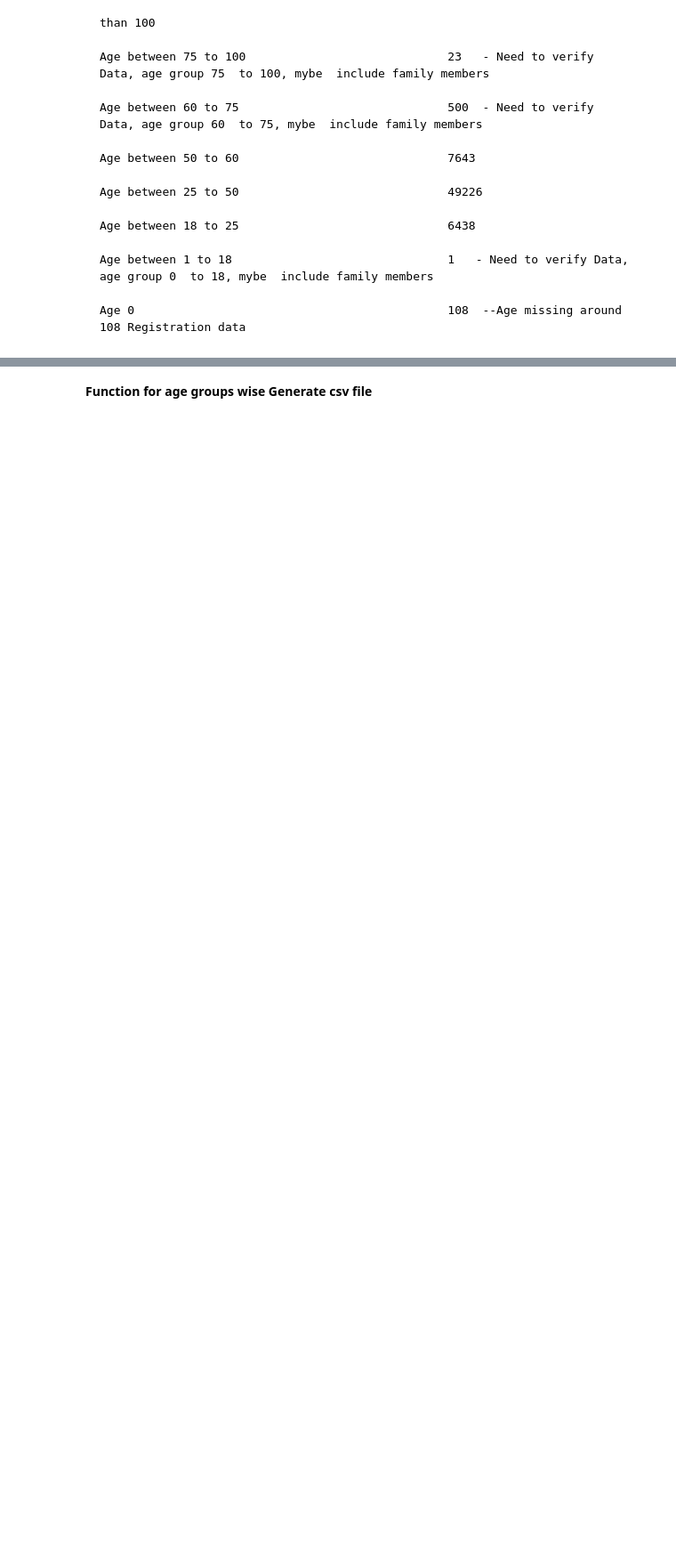
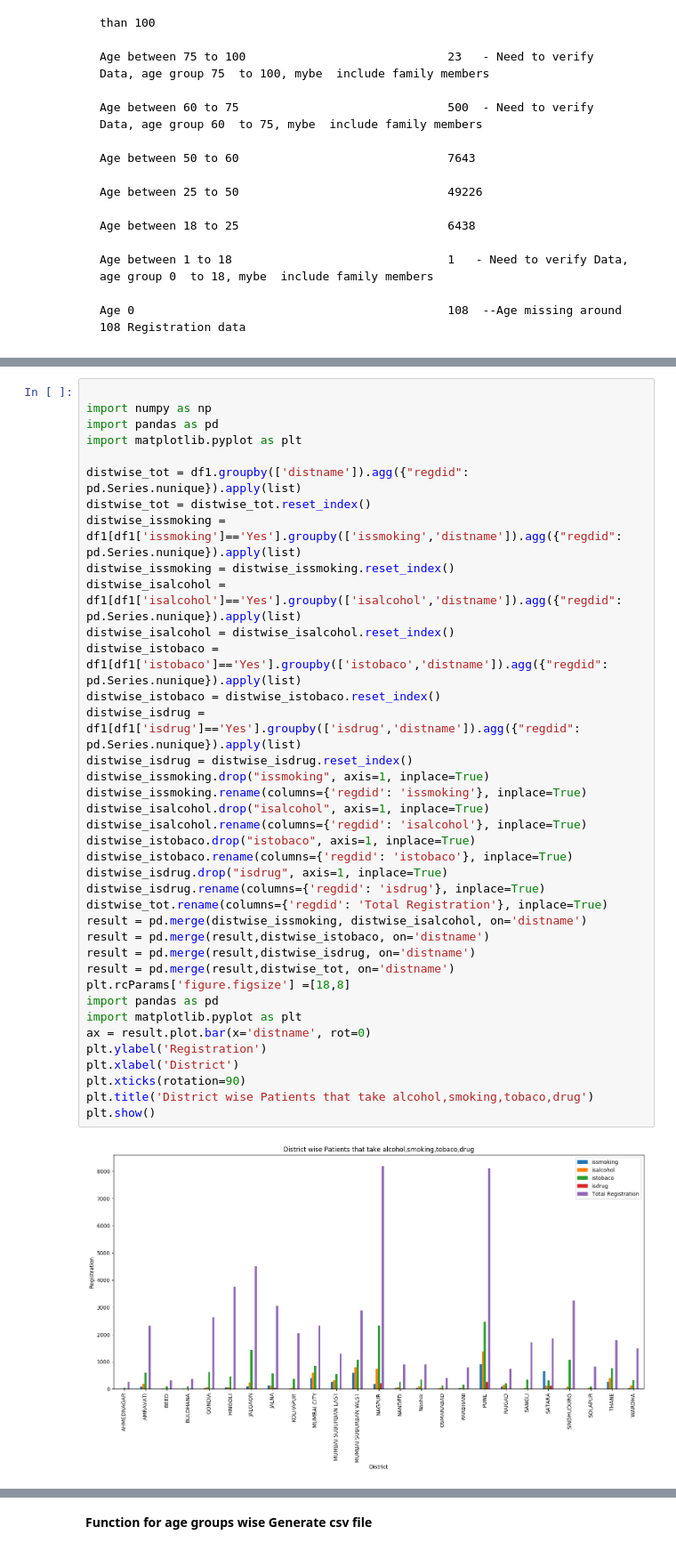
Before and after one commit to dharmendra-chouhan/s2datascience, a Jupyter notebook: Extracted_Construction_Worker_Patient_Details_Files.ipynb, the cells around one changed output, grey strips where cells are left out. Shown at 89% size. Cells and saved outputs as stored; diff of their text form; blank space fills up the shorter version.

```diff
--- a/Extracted_Construction_Worker_Patient_Details_Files.ipynb
+++ b/Extracted_Construction_Worker_Patient_Details_Files.ipynb
@@ -307,0 +403,40 @@ Age 0                                             108
+# %%
+
+import numpy as np
+import pandas as pd
+import matplotlib.pyplot as plt
+
+distwise_tot = df1.groupby(['distname']).agg({"regdid": pd.Series.nunique}).apply(list)
+distwise_tot = distwise_tot.reset_index()
+distwise_issmoking = df1[df1['issmoking']=='Yes'].groupby(['issmoking','distname']).agg({"regdid": pd.Series.nunique}).apply(list)
+distwise_issmoking = distwise_issmoking.reset_index()
+distwise_isalcohol = df1[df1['isalcohol']=='Yes'].groupby(['isalcohol','distname']).agg({"regdid": pd.Series.nunique}).apply(list)
+distwise_isalcohol = distwise_isalcohol.reset_index()
+distwise_istobaco = df1[df1['istobaco']=='Yes'].groupby(['istobaco','distname']).agg({"regdid": pd.Series.nunique}).apply(list)
+distwise_istobaco = distwise_istobaco.reset_index()
+distwise_isdrug = df1[df1['isdrug']=='Yes'].groupby(['isdrug','distname']).agg({"regdid": pd.Series.nunique}).apply(list)
+distwise_isdrug = distwise_isdrug.reset_index()
+distwise_issmoking.drop("issmoking", axis=1, inplace=True)
+distwise_issmoking.rename(columns={'regdid': 'issmoking'}, inplace=True)
+distwise_isalcohol.drop("isalcohol", axis=1, inplace=True)
+distwise_isalcohol.rename(columns={'regdid': 'isalcohol'}, inplace=True)
+distwise_istobaco.drop("istobaco", axis=1, inplace=True)
+distwise_istobaco.rename(columns={'regdid': 'istobaco'}, inplace=True)
+distwise_isdrug.drop("isdrug", axis=1, inplace=True)
+distwise_isdrug.rename(columns={'regdid': 'isdrug'}, inplace=True)
+distwise_tot.rename(columns={'regdid': 'Total Registration'}, inplace=True)
+result = pd.merge(distwise_issmoking, distwise_isalcohol, on='distname')
+result = pd.merge(result,distwise_istobaco, on='distname')
+result = pd.merge(result,distwise_isdrug, on='distname')
+result = pd.merge(result,distwise_tot, on='distname')
+plt.rcParams['figure.figsize'] =[18,8]
+import pandas as pd
+import matplotlib.pyplot as plt
+ax = result.plot.bar(x='distname', rot=0)
+plt.ylabel('Registration')
+plt.xlabel('District')
+plt.xticks(rotation=90)
+plt.title('District wise Patients that take alcohol,smoking,tobaco,drug')
+plt.show()
+# %% [output]
+[figure, added]
```
Also changed, not shown: parts of 30 cells of this notebook.
